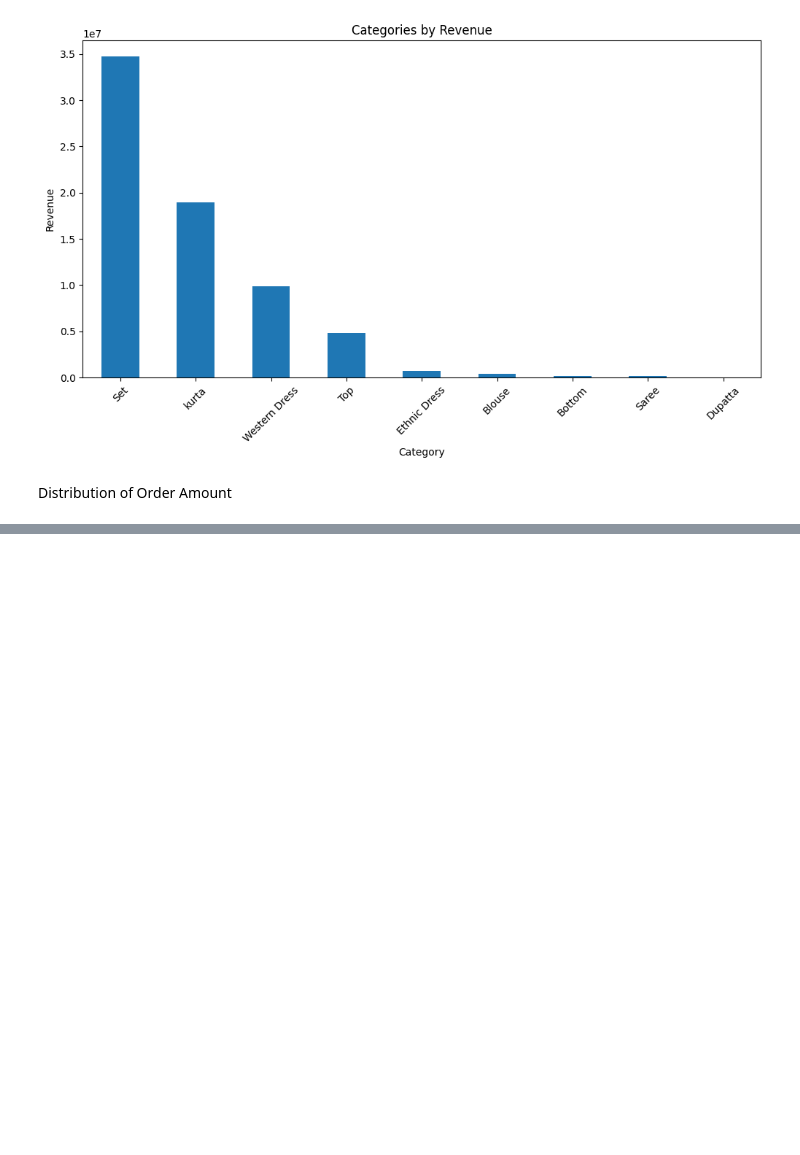
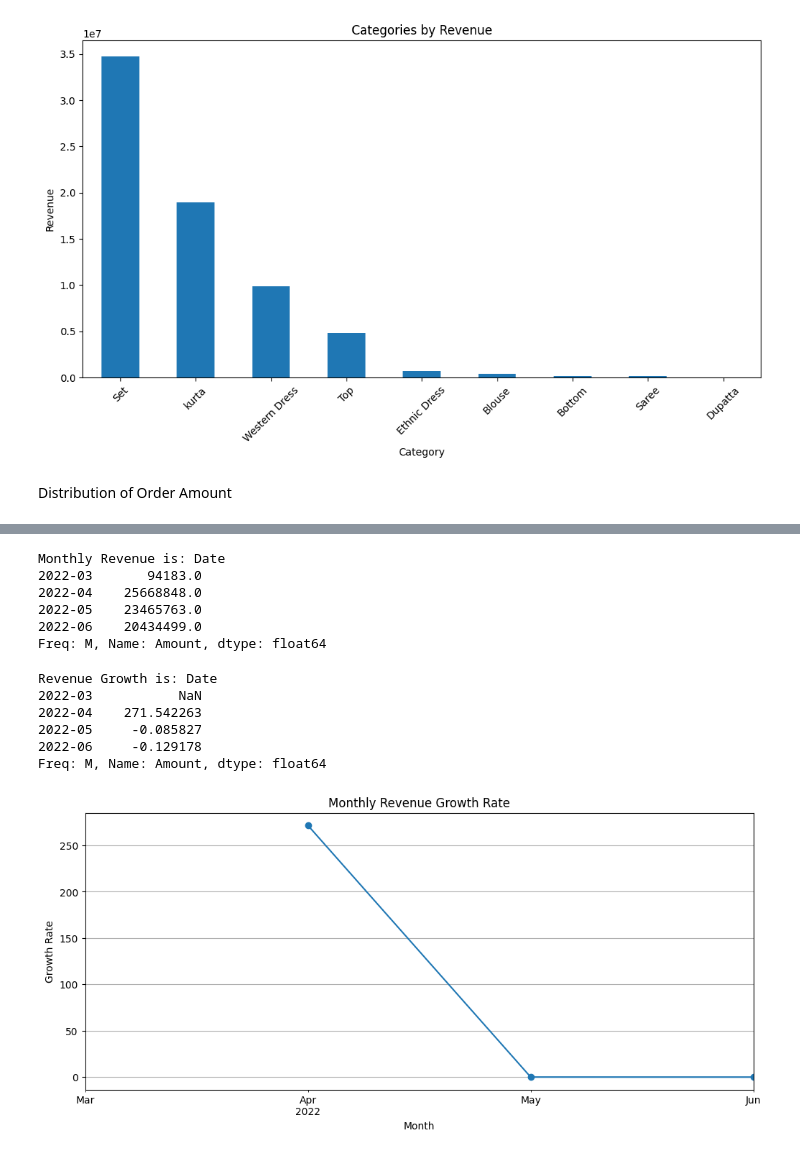
Before and after one commit to anan5093/ecommerce-analysis, a Jupyter notebook: notebooks/Amazon_sales_report.ipynb, the cells around one changed output, grey strips where cells are left out. Saved outputs shown, nothing was run; the diff lists cells and outputs as text; code cells hidden in the pictures; blank space fills up the shorter version.

```diff
--- a/notebooks/Amazon_sales_report.ipynb
+++ b/notebooks/Amazon_sales_report.ipynb
@@ -394,0 +430,38 @@ plt.show()
+# %%
+df_net["Date"] = pd.to_datetime(df_net["Date"])
+# %%
+monthly_revenue = (
+    df_net.groupby(df_net["Date"].dt.to_period("M"))["Amount"]
+    .sum()
+    .sort_index()
+)
+
+print("Monthly Revenue is:",monthly_revenue)
+# %% [output]
+Monthly Revenue is: Date
+2022-03       94183.0
+2022-04    25668848.0
+2022-05    23465763.0
+2022-06    20434499.0
+Freq: M, Name: Amount, dtype: float64
+# %%
+revenue_growth = monthly_revenue.pct_change()
+print("Revenue Growth is:", revenue_growth)
+# %% [output]
+Revenue Growth is: Date
+2022-03           NaN
+2022-04    271.542263
+2022-05     -0.085827
+2022-06     -0.129178
+Freq: M, Name: Amount, dtype: float64
+# %%
+plt.figure(figsize=(12,5))
+revenue_growth.plot(marker="o")
+
+plt.title("Monthly Revenue Growth Rate")
+plt.ylabel("Growth Rate")
+plt.xlabel("Month")
+plt.grid()
+plt.show()
+# %% [output]
+[figure, added]
```
Also changed, not shown: parts of 19 cells of this notebook.
